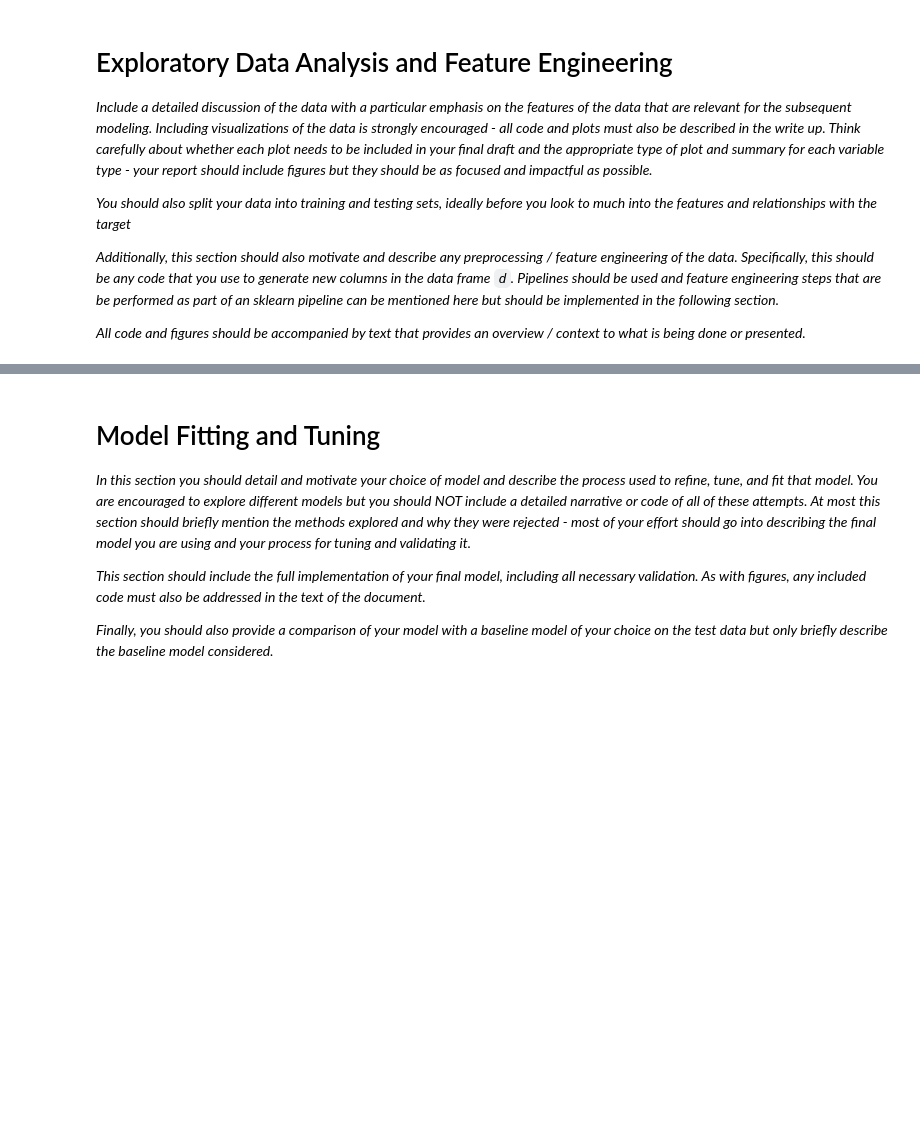
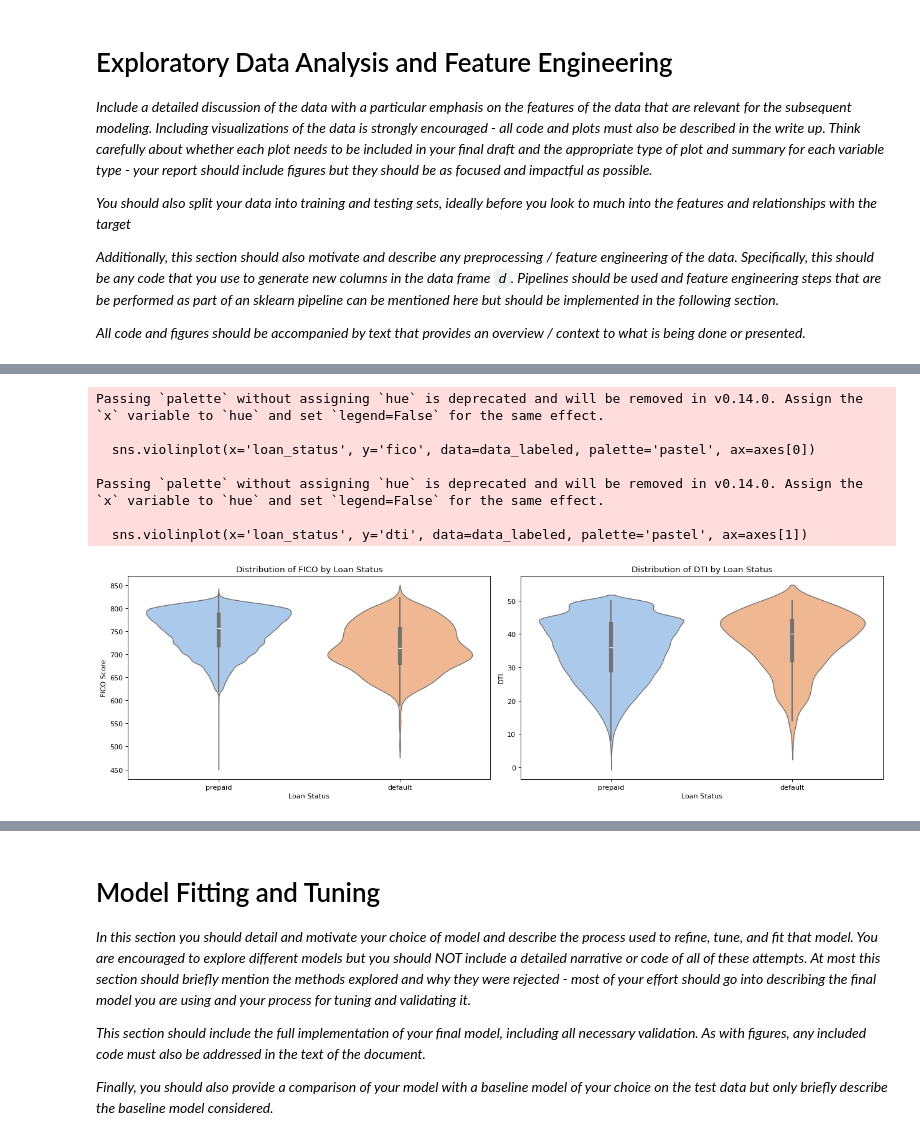
Before and after one commit to ormykingdown/MLP2, a Jupyter notebook: project2.ipynb, the cells around one changed output, grey strips where cells are left out. Cells and saved outputs as stored; diff of their text form; code cells hidden in the pictures; blank space fills up the shorter version.

```diff
--- a/project2.ipynb
+++ b/project2.ipynb
@@ -495,0 +351,28 @@ preprocessor, sklearn.__version__
+# %%
+# 重画 violin plot
+# 设置画布大小
+fig, axes = plt.subplots(1, 2, figsize=(16, 5))  # 一行两列，整体宽度更适合展示
+
+# FICO 分布图
+sns.violinplot(x='loan_status', y='fico', data=data_labeled, palette='pastel', ax=axes[0])
+axes[0].set_title("Distribution of FICO by Loan Status")
+axes[0].set_xlabel("Loan Status")
+axes[0].set_ylabel("FICO Score")
+
+# DTI 分布图
+sns.violinplot(x='loan_status', y='dti', data=data_labeled, palette='pastel', ax=axes[1])
+axes[1].set_title("Distribution of DTI by Loan Status")
+axes[1].set_xlabel("Loan Status")
+axes[1].set_ylabel("DTI")
+
+plt.tight_layout()
+plt.show()
+# %% [output]
+Passing `palette` without assigning `hue` is deprecated and will be removed in v0.14.0. Assign the `x` variable to `hue` and set `legend=False` for the same effect.
+
+  sns.violinplot(x='loan_status', y='fico', data=data_labeled, palette='pastel', ax=axes[0])
+
+Passing `palette` without assigning `hue` is deprecated and will be removed in v0.14.0. Assign the `x` variable to `hue` and set `legend=False` for the same effect.
+
+  sns.violinplot(x='loan_status', y='dti', data=data_labeled, palette='pastel', ax=axes[1])
+[figure, added]
```
Also changed, not shown: parts of 23 cells of this notebook.
